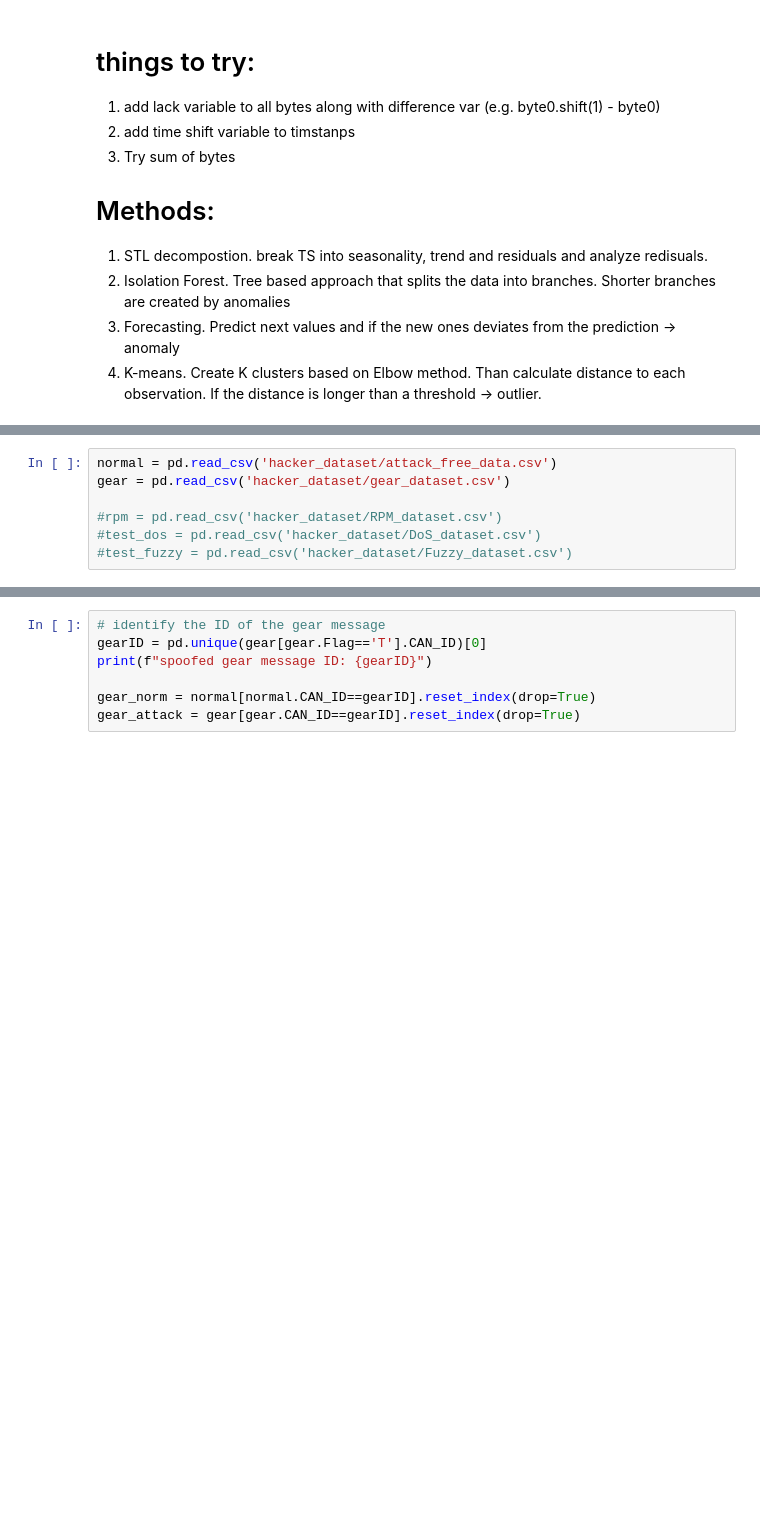
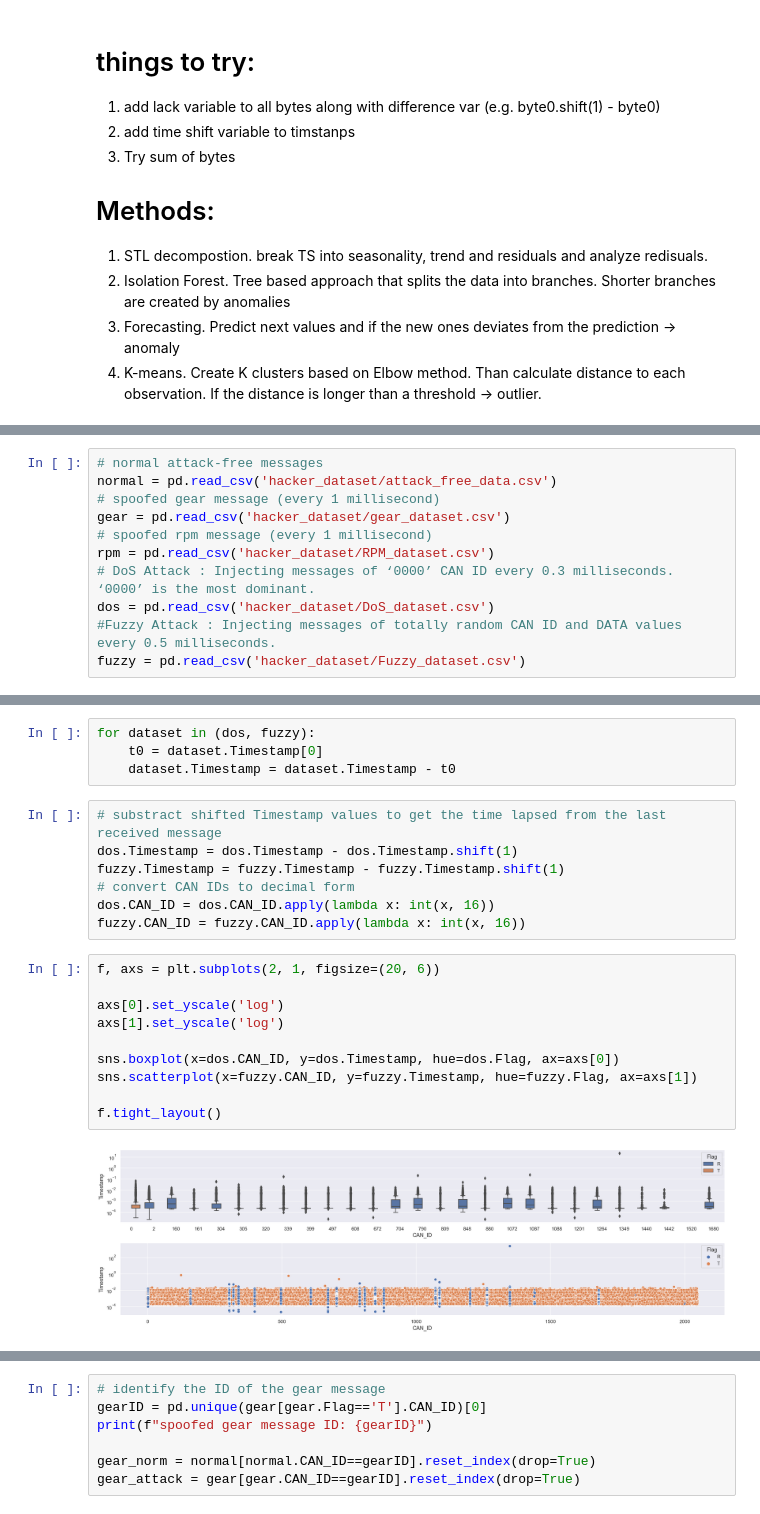
Before and after one commit to DanilaRedin/CAN_IDS, a Jupyter notebook: ids.ipynb, the cells around one changed output, grey strips where cells are left out. Saved outputs shown, nothing was run; the diff lists cells and outputs as text; blank space fills up the shorter version.

```diff
--- a/ids.ipynb
+++ b/ids.ipynb
@@ -30,9 +29,13 @@ sns.set_theme()
 %matplotlib inline
 plt.rcParams['figure.dpi'] = 140
 # %%
+# normal attack-free messages
 normal = pd.read_csv('hacker_dataset/attack_free_data.csv')
+# spoofed gear message (every 1 millisecond)
 gear = pd.read_csv('hacker_dataset/gear_dataset.csv')
-
-#rpm = pd.read_csv('hacker_dataset/RPM_dataset.csv')
-#test_dos = pd.read_csv('hacker_dataset/DoS_dataset.csv')
-#test_fuzzy = pd.read_csv('hacker_dataset/Fuzzy_dataset.csv')
+# spoofed rpm message (every 1 millisecond)
+rpm = pd.read_csv('hacker_dataset/RPM_dataset.csv')
+# DoS Attack : Injecting messages of ‘0000’ CAN ID every 0.3 milliseconds. ‘0000’ is the most dominant.
+dos = pd.read_csv('hacker_dataset/DoS_dataset.csv')
+#Fuzzy Attack : Injecting messages of totally random CAN ID and DATA values every 0.5 milliseconds.
+fuzzy = pd.read_csv('hacker_dataset/Fuzzy_dataset.csv')
@@ -38,0 +72,23 @@ gear = pd.read_csv('hacker_dataset/gear_dataset.csv')
+# %%
+for dataset in (dos, fuzzy):
+    t0 = dataset.Timestamp[0]
+    dataset.Timestamp = dataset.Timestamp - t0
+# %%
+# substract shifted Timestamp values to get the time lapsed from the last received message
+dos.Timestamp = dos.Timestamp - dos.Timestamp.shift(1)
+fuzzy.Timestamp = fuzzy.Timestamp - fuzzy.Timestamp.shift(1)
+# convert CAN IDs to decimal form
+dos.CAN_ID = dos.CAN_ID.apply(lambda x: int(x, 16))
+fuzzy.CAN_ID = fuzzy.CAN_ID.apply(lambda x: int(x, 16))
+# %%
+f, axs = plt.subplots(2, 1, figsize=(20, 6))
+
+axs[0].set_yscale('log')
+axs[1].set_yscale('log')
+
+sns.boxplot(x=dos.CAN_ID, y=dos.Timestamp, hue=dos.Flag, ax=axs[0])
+sns.scatterplot(x=fuzzy.CAN_ID, y=fuzzy.Timestamp, hue=fuzzy.Flag, ax=axs[1])
+
+f.tight_layout()
+# %% [output]
+[figure, added]
```
Also changed, not shown: parts of 49 cells of this notebook.
